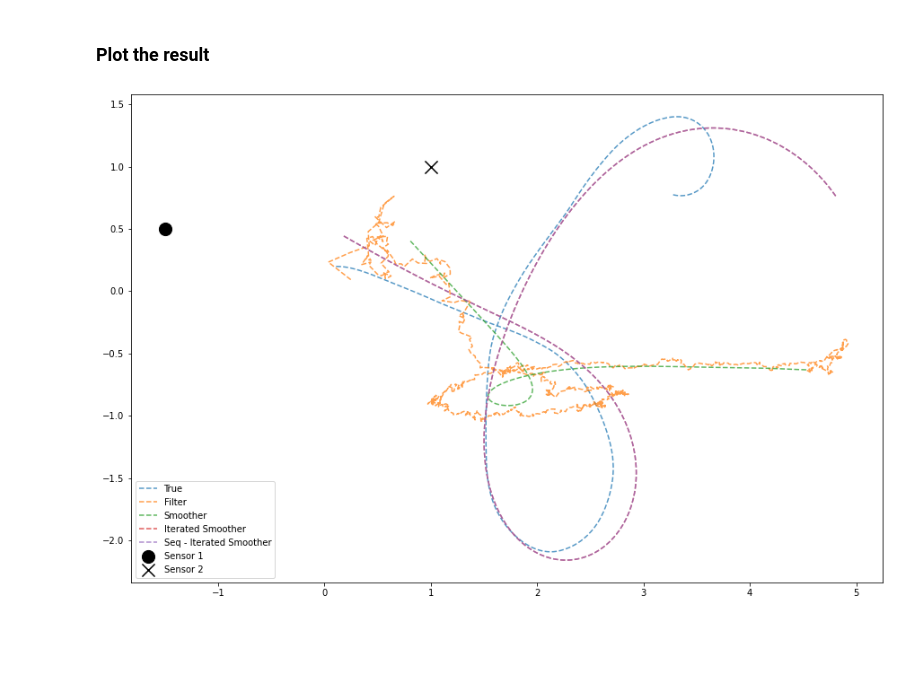
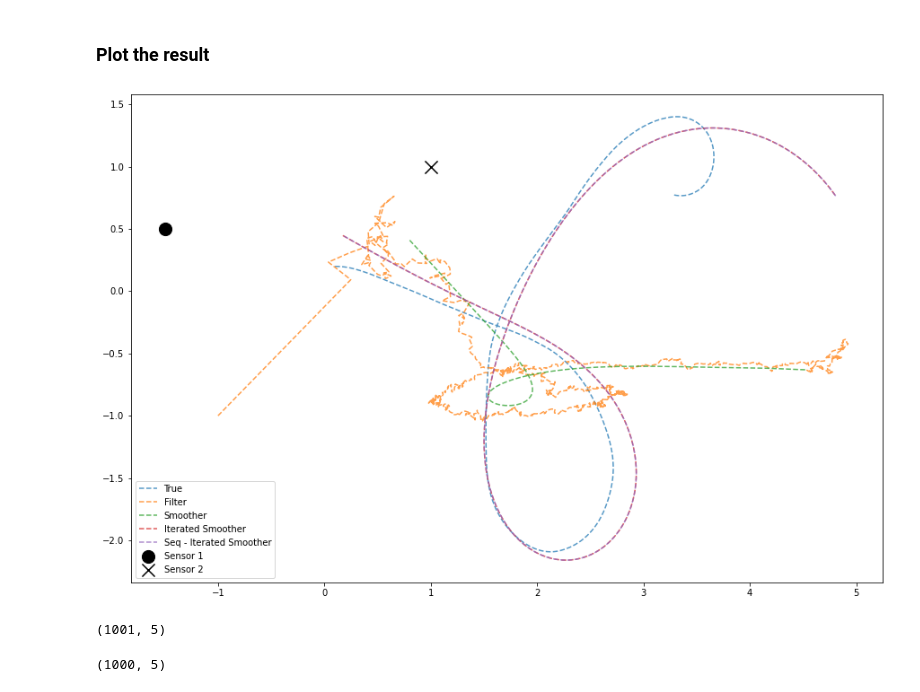
Before and after one commit to EEA-sensors/parallel-non-linear-gaussian-smoothers, a Jupyter notebook: notebooks/ekf_example.ipynb, the cells around one changed output. Saved outputs shown, nothing was run; the diff lists cells and outputs as text; code cells hidden in the pictures; blank space fills up the shorter version.

```diff
--- a/notebooks/ekf_example.ipynb
+++ b/notebooks/ekf_example.ipynb
@@ -49,7 +51,7 @@ initial_guess = MVNormalParameters(m, P)
 # %% [markdown]
 Run the filter
 # %%
-initial_states = MVNormalParameters(jnp.zeros((T, 5)), jnp.repeat(jnp.eye(5).reshape(1, 5, 5), T, axis=0))
+initial_states = MVNormalParameters(jnp.zeros((T + 1, 5)), jnp.repeat(jnp.eye(5).reshape(1, 5, 5), T + 1, axis=0))
 # %%
 filtered = ekf(initial_guess,
                observations,
@@ -69,24 +71,33 @@ iterated_smoothed_trajectories = ieks(initial_guess,
                                       Q,
                                       observation_function,
                                       R,
-                                      initial_states,
-                                      n_iter=100)
+                                      n_iter=15)
 # %%
-seq_iterated_smoothed_trajectories = seq_ieks(initial_guess,
-                                              observations,
-                                              transition_function,
-                                              Q,
-                                              observation_function,
-                                              R,
-                                              initial_states,
-                                              n_iter=100)
+seq_iterated_smoothed_trajectories = ieks(initial_guess,
+                                          observations,
+                                          transition_function,
+                                          Q,
+                                          observation_function,
+                                          R,
+                                          None,
+                                          n_iter=15,
+                                          propagate_first=False)
 # %% [markdown]
 ### For comparison we can run the sequential iterated smoother too
 # %% [markdown]
 ### Plot the result
 # %%
-plot_bearings([true_states, filtered.mean, smoothed.mean, iterated_smoothed_trajectories.mean, seq_iterated_smoothed_trajectories.mean],
+plot_bearings([true_states, filtered.mean, smoothed.mean, iterated_smoothed_trajectories.mean,
+               seq_iterated_smoothed_trajectories.mean],
               ["True", "Filter", "Smoother", "Iterated Smoother", "Seq - Iterated Smoother"],
               s1, s2, figsize=(15, 10), quiver=False)
 # %% [output]
-[figure, old version]
+[figure, new version]
+# %%
+iterated_smoothed_trajectories.mean.shape
+# %% [output]
+(1001, 5)
+# %%
+seq_iterated_smoothed_trajectories.mean.shape
+# %% [output]
+(1000, 5)
```
Also changed, not shown: parts of 1 cell of this notebook, 9 other files.
